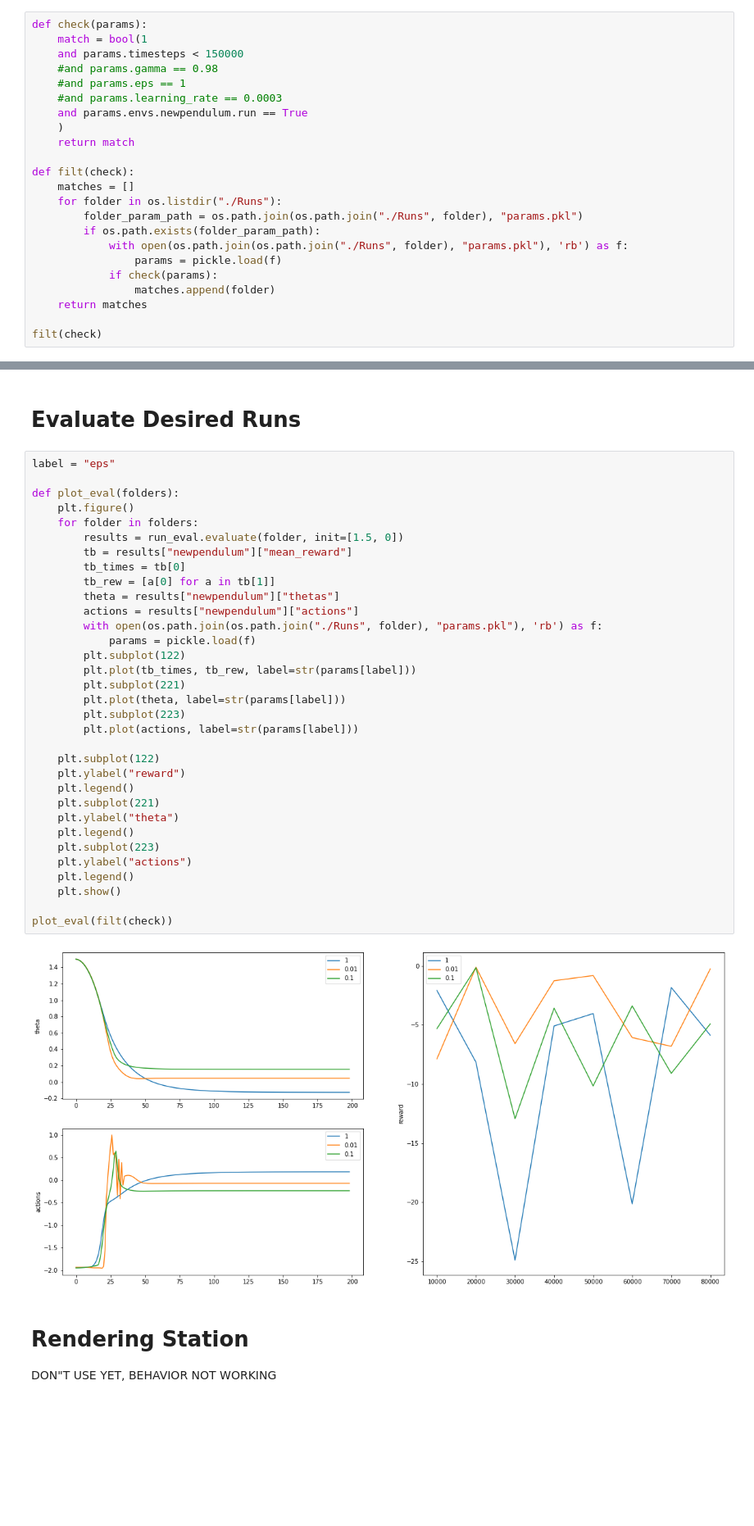
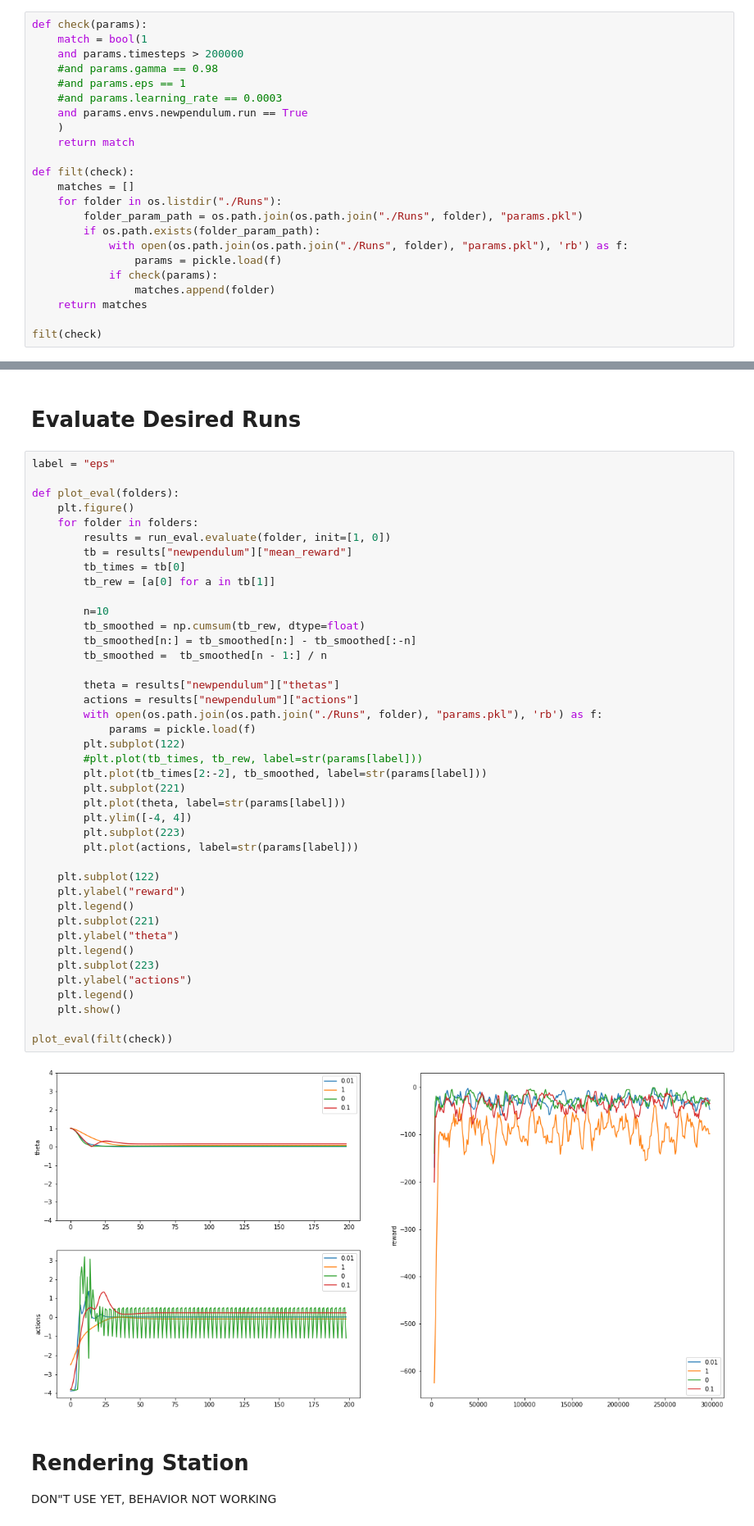
Before and after one commit to mohsinsarwari/RL_Path_Planning, a Jupyter notebook: cheap_control/evaluation.ipynb, the cells around one changed output, grey strips where cells are left out. Shown at 82% size. Drawn from its saved outputs; the diff is of its cells as text; blank space fills up the shorter version.

```diff
--- a/cheap_control/evaluation.ipynb
+++ b/cheap_control/evaluation.ipynb
@@ -46,7 +29,7 @@ Eval_Freq:  DotMap()
 # %%
 def check(params):
     match = bool(1
-    and params.timesteps < 150000
+    and params.timesteps > 200000
     #and params.gamma == 0.98
     #and params.eps == 1
     #and params.learning_rate == 0.0003
@@ -77,36 +61,44 @@ label = "eps"
 
 def plot_eval(folders):
     plt.figure()
     for folder in folders:
-        results = run_eval.evaluate(folder, init=[1.5, 0])
+        results = run_eval.evaluate(folder, init=[1, 0])
         tb = results["newpendulum"]["mean_reward"]
         tb_times = tb[0]
         tb_rew = [a[0] for a in tb[1]]
+
+        n=10
+        tb_smoothed = np.cumsum(tb_rew, dtype=float)
+        tb_smoothed[n:] = tb_smoothed[n:] - tb_smoothed[:-n]
+        tb_smoothed =  tb_smoothed[n - 1:] / n
+
         theta = results["newpendulum"]["thetas"]
         actions = results["newpendulum"]["actions"]
         with open(os.path.join(os.path.join("./Runs", folder), "params.pkl"), 'rb') as f:
             params = pickle.load(f)
         plt.subplot(122)
-        plt.plot(tb_times, tb_rew, label=str(params[label]))
+        #plt.plot(tb_times, tb_rew, label=str(params[label]))
+        plt.plot(tb_times[2:-2], tb_smoothed, label=str(params[label]))
         plt.subplot(221)
         plt.plot(theta, label=str(params[label]))
+        plt.ylim([-4, 4])
         plt.subplot(223)
         plt.plot(actions, label=str(params[label]))
 
     plt.subplot(122)
     plt.ylabel("reward")
     plt.legend()
     plt.subplot(221)
     plt.ylabel("theta")
     plt.legend()
     plt.subplot(223)
     plt.ylabel("actions")
     plt.legend()
     plt.show()
 
 plot_eval(filt(check))
 # %% [output]
-[figure, old version]
+[figure, new version]
 # %% [markdown]
 # Rendering Station
 
```
Also changed, not shown: parts of 4 cells of this notebook, 6 other files.
